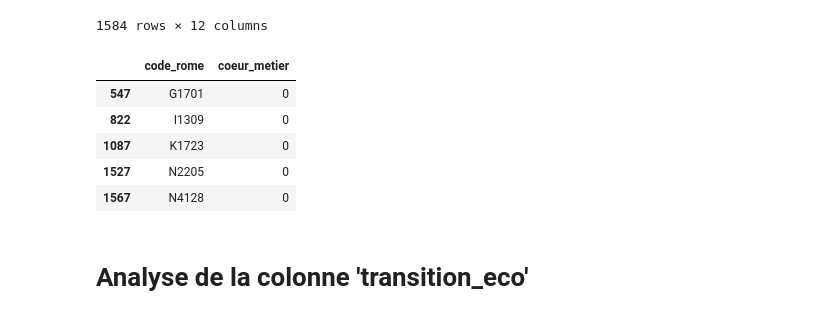
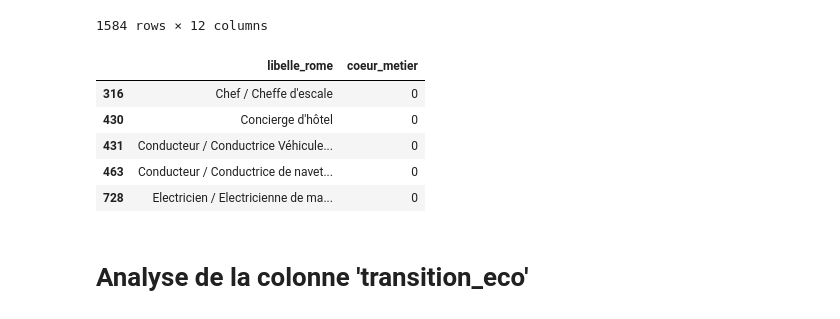
Before and after one commit to salphonse/Radar-Metier, a Jupyter notebook: script/ML/ML - EDA.ipynb, the cells around one changed output. Cells and saved outputs as stored; diff of their text form; code cells hidden in the pictures.

```diff
--- a/script/ML/ML - EDA.ipynb
+++ b/script/ML/ML - EDA.ipynb
@@ -341,12 +338,12 @@ df.groupby('code_rome').count()
 1584 rows × 12 columns
 # %%
 # Nombre de code_rome sans coeur_metier de type 'Principale':
-df_principale = df.groupby("code_rome")["coeur_metier"].apply(lambda x: (x == "Principale").sum()).reset_index()
+df_principale = df.groupby("libelle_rome")["coeur_metier"].apply(lambda x: (x == "Principale").sum()).reset_index()
 df_principale[df_principale['coeur_metier'] == 0]
 # %% [output]
-|  | code_rome | coeur_metier |
-| 547 | G1701 | 0 |
-| 822 | I1309 | 0 |
-| 1087 | K1723 | 0 |
-| 1527 | N2205 | 0 |
-| 1567 | N4128 | 0 |
+|  | libelle_rome | coeur_metier |
+| 316 | Chef / Cheffe d'escale | 0 |
+| 430 | Concierge d'hôtel | 0 |
+| 431 | Conducteur / Conductrice Véhicule... | 0 |
+| 463 | Conducteur / Conductrice de navet... | 0 |
+| 728 | Electricien / Electricienne de ma... | 0 |
```
Also changed, not shown: parts of 39 cells of this notebook.
